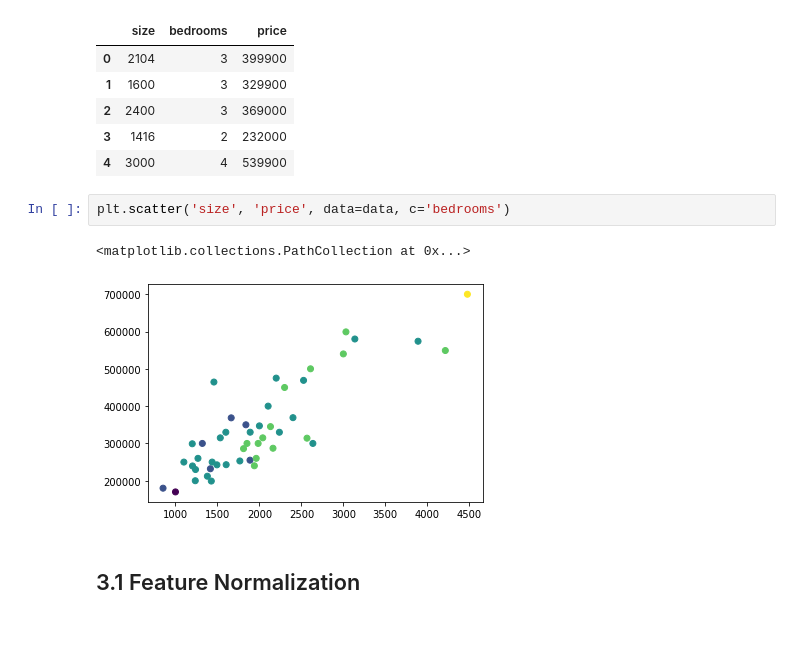
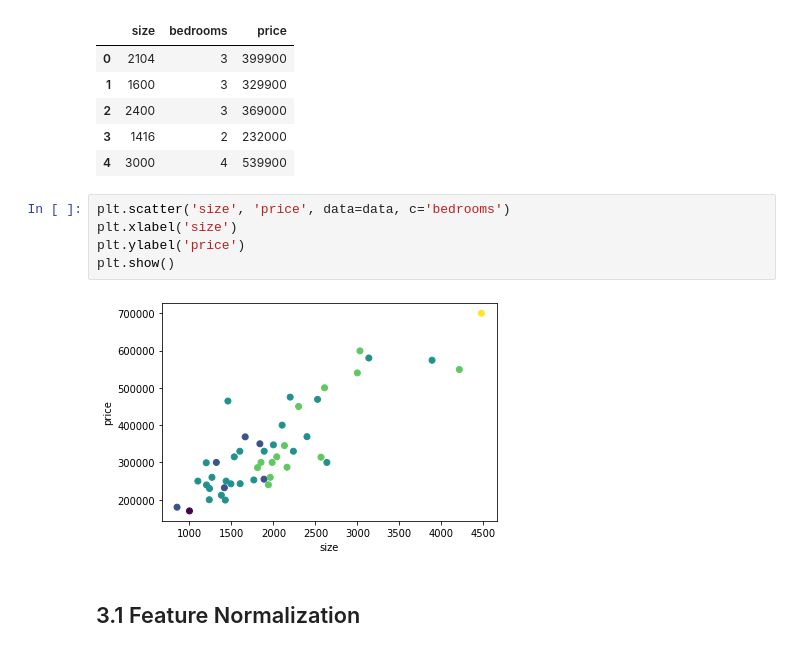
Before and after one commit to OfirKedem/Coursera-Machine-learning-python, a Jupyter notebook: ex1/code/Multi_variable_LR.ipynb, the cells around one changed output. Drawn from its saved outputs; the diff is of its cells as text.

```diff
--- a/ex1/code/Multi_variable_LR.ipynb
+++ b/ex1/code/Multi_variable_LR.ipynb
@@ -23,9 +23,11 @@ data.head()
 | 4 | 3000 | 4 | 539900 |
 # %%
 plt.scatter('size', 'price', data=data, c='bedrooms')
+plt.xlabel('size')
+plt.ylabel('price')
+plt.show()
 # %% [output]
-<matplotlib.collections.PathCollection at 0x...>
-[figure, old version]
+[figure, new version]
 # %% [markdown]
 ## 3.1 Feature Normalization
 # %%
```
Also changed, not shown: parts of 3 cells of this notebook, 2 other files.
